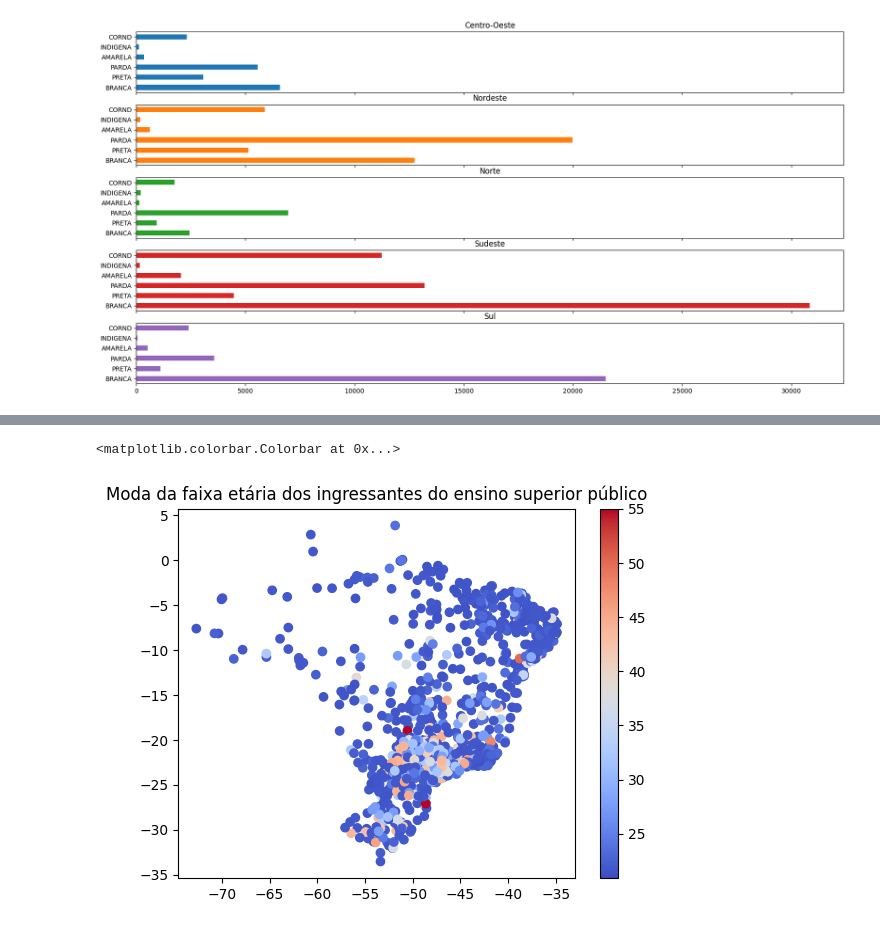
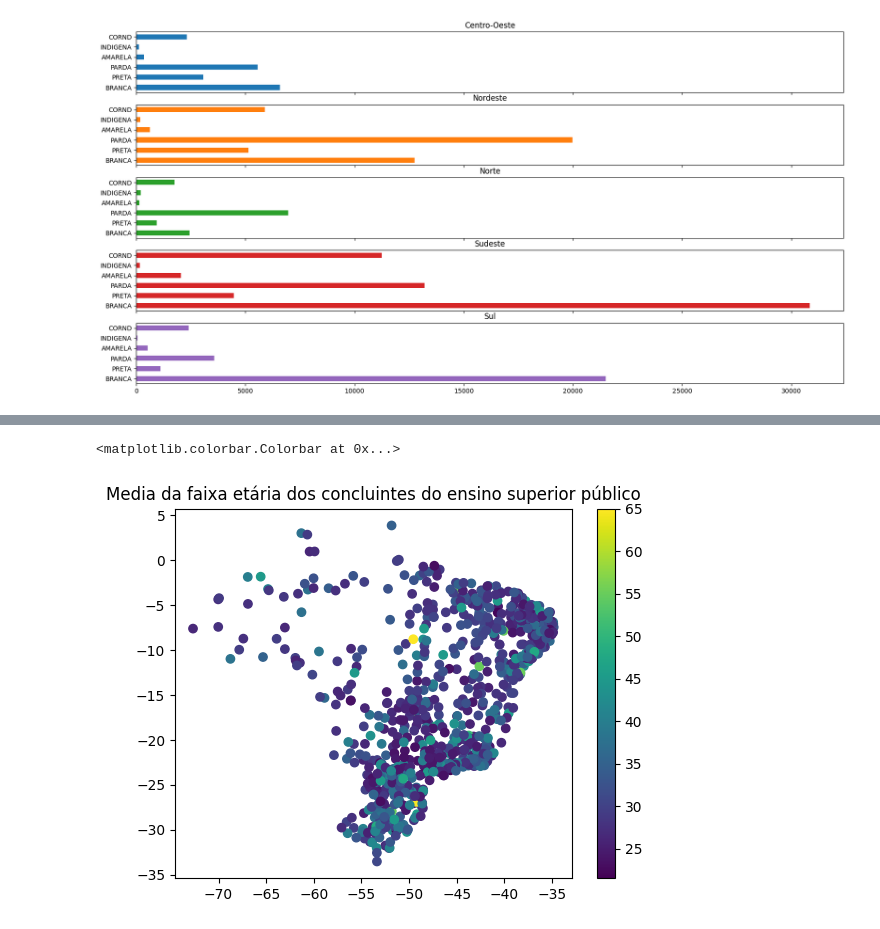
Before and after one commit to jvttr/AnaliseEnsinoSuperiorPublico, a Jupyter notebook: notebooks/analise.ipynb, the cells around one changed output, grey strips where cells are left out. Saved outputs shown, nothing was run; the diff lists cells and outputs as text; code cells hidden in the pictures.

```diff
--- a/notebooks/analise.ipynb
+++ b/notebooks/analise.ipynb
@@ -166 +178,8 @@ array([<AxesSubplot: title={'center': 'Centro-Oeste'}>,
+# %%
+matplotlib.pyplot.scatter(y=mapaFaixaEtariaConcluintesMedia.LATITUDE, x=mapaFaixaEtariaConcluintesMedia.LONGITUDE, c =mapaFaixaEtariaConcluintesMedia.MEDIA, cmap="viridis")
+matplotlib.pyplot.title('Media da faixa etária dos concluintes do ensino superior público')
+matplotlib.pyplot.colorbar()
+# %% [output]
+<matplotlib.colorbar.Colorbar at 0x...>
+[figure, added]
 # %%
@@ -185,8 +198,5 @@ mapaFaixaEtariaConcluintes.loc[mapaFaixaEtariaConcluintes.Moda == 0, 'Moda'] = N
 # %%
-matplotlib.pyplot.scatter(y=mapaFaixaEtariaIngressantes.latitude, x=mapaFaixaEtariaIngressantes.longitude, c =mapaFaixaEtariaIngressantes.Moda, cmap="coolwarm")
-matplotlib.pyplot.title('Moda da faixa etária dos ingressantes do ensino superior público')
-matplotlib.pyplot.colorbar()
+# matplotlib.pyplot.scatter(y=mapaFaixaEtariaIngressantesModa.LATITUDE, x=mapaFaixaEtariaIngressantesModa.LONGITUDE, c =mapaFaixaEtariaIngressantesModa.MODA, cmap="coolwarm")
+# matplotlib.pyplot.title('Moda da faixa etária dos ingressantes do ensino superior público')
+# matplotlib.pyplot.colorbar()
-# %% [output]
-<matplotlib.colorbar.Colorbar at 0x...>
-[figure, removed]
 # %%
```
Also changed, not shown: parts of 16 cells of this notebook, 1 other file.
